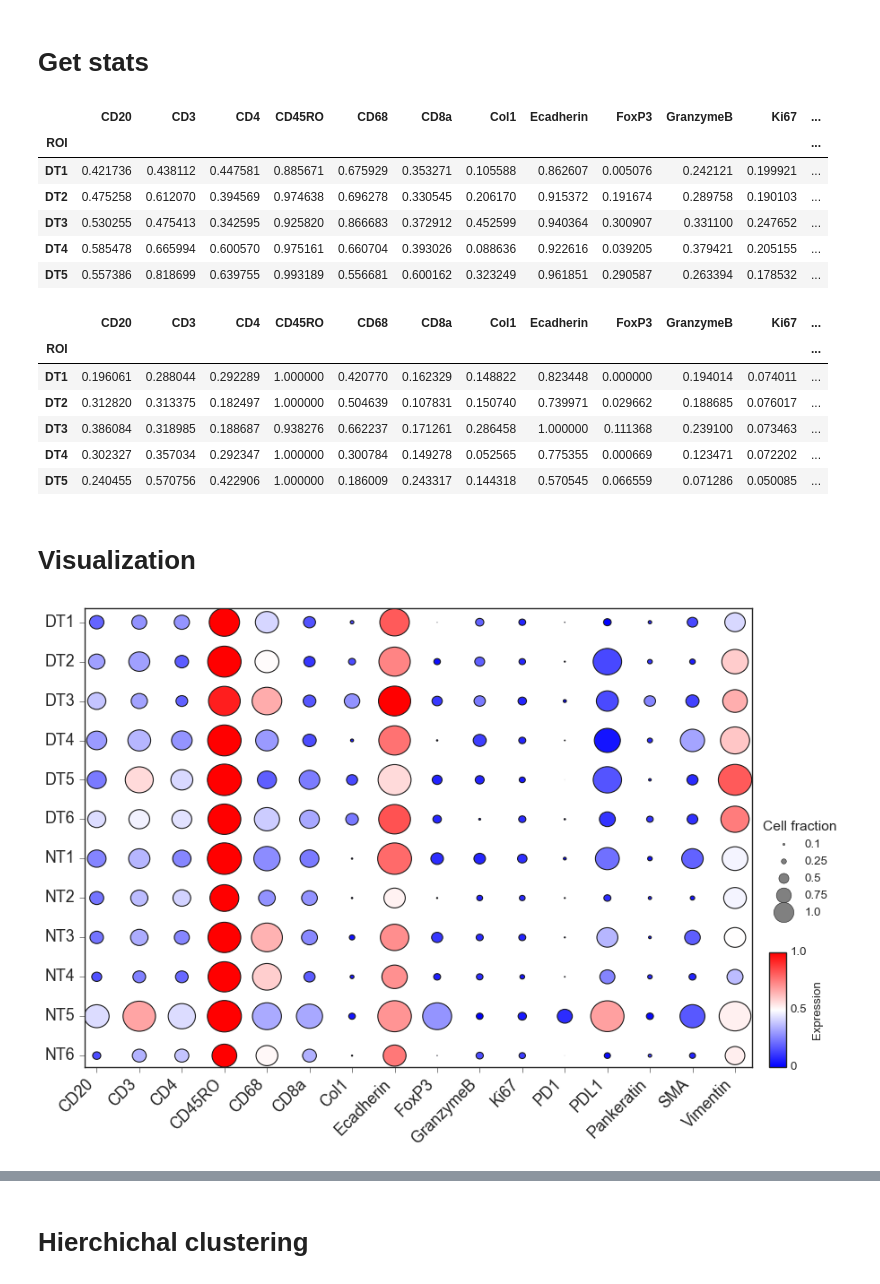
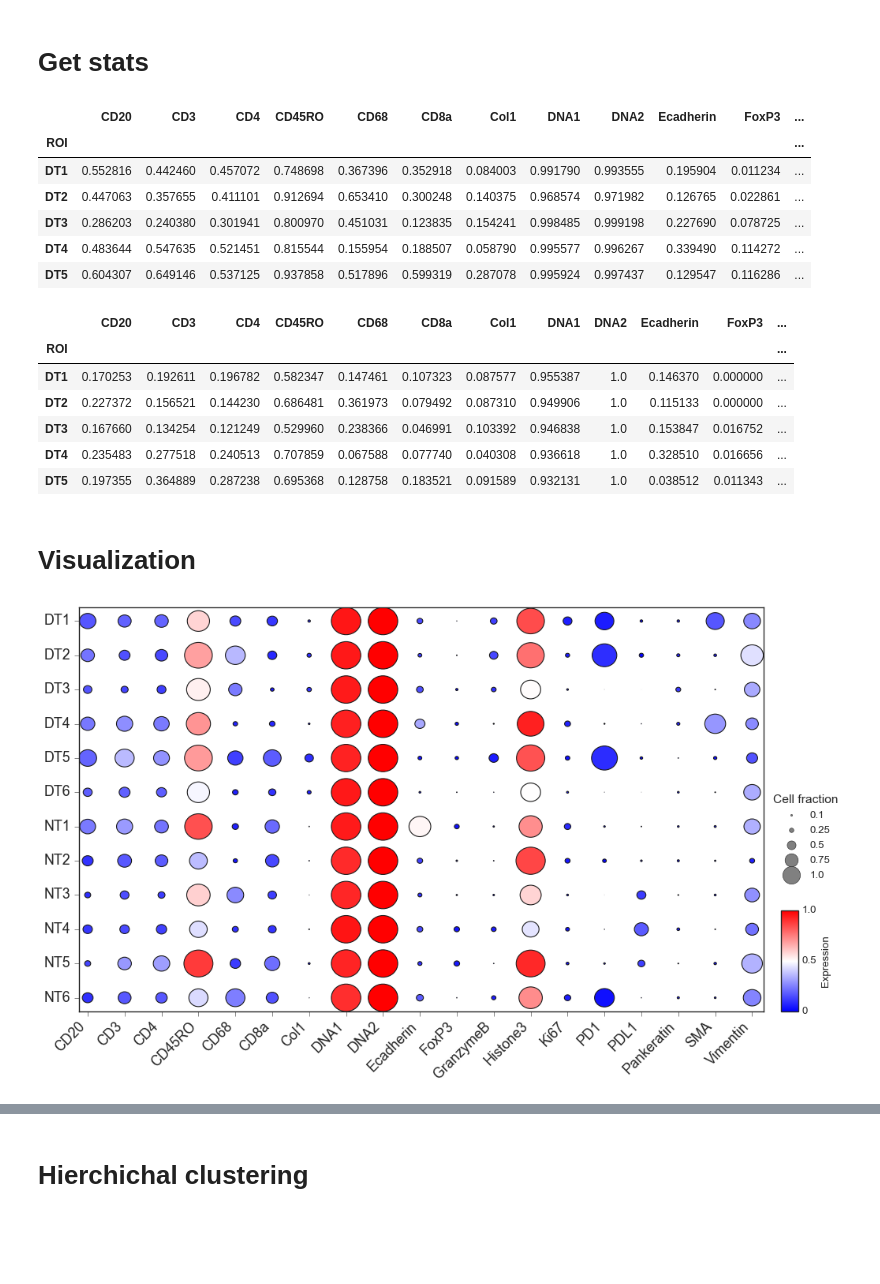
Before and after one commit to coskunlab/SpatialViz, a Jupyter notebook: notebooks/06_stats_plot.ipynb, the cells around one changed output, grey strips where cells are left out. Cells and saved outputs as stored; diff of their text form; code cells hidden in the pictures; blank space fills up the shorter version.

```diff
--- a/notebooks/06_stats_plot.ipynb
+++ b/notebooks/06_stats_plot.ipynb
@@ -65,17 +63,12 @@ for n, dataset in enumerate(datasets):
                 img = cv2.imread(os.path.join(dirpath,name),flags=(cv2.IMREAD_GRAYSCALE | cv2.IMREAD_ANYDEPTH))
                 imgs.append(img)
                 markers.append(name.split('_')[1].split('.')[0])
-                p2, p98 = np.percentile(img, (2, 98))
-                img_rescale = exposure.rescale_intensity(img, in_range=(p2, p98))
-                blur = cv2.GaussianBlur(img_rescale, (25,25),0)
-                ret,th = cv2.threshold(blur,60,255,cv2.THRESH_BINARY)
-                masks.append(th)
 
-#     for (dirpath, dirnames, filenames) in os.walk(data_mask / dataset):
-#         for name in sorted(filenames):
-#             if 'tiff' in name and dataset in name:
-#                 img = cv2.imread(os.path.join(dirpath,name),0)
-#                 masks.append(img)
+    for (dirpath, dirnames, filenames) in os.walk(data_mask / dataset):
+        for name in sorted(filenames):
+            if 'tiff' in name and dataset in name:
+                img = cv2.imread(os.path.join(dirpath,name),0)
+                masks.append(img)
 
     # Read cell mask image
     for (dirpath, dirnames, filenames) in os.walk(data_cell_mask):
@@ -89,8 +82,8 @@ for n, dataset in enumerate(datasets):
     marker_area = {}
     marker_exp = {}
     for idx, marker in enumerate(markers):
-        if marker in ['DNA1', 'DNA2', 'Histone3']:
-            continue
+#         if marker in ['DNA1', 'DNA2', 'Histone3']:
+#             continue
         mask_marker = cv2.bitwise_and(cell_mask,cell_mask, mask=masks[idx])
         cell_count = len(np.unique(mask_marker)) / max_cell
         marker_area[marker] = [cell_count]
@@ -112,13 +105,13 @@ df_exp = df_exp.drop(columns=['CD44', 'H3K9me3', 'MHCII'])
 df.set_index('ROI', inplace=True)
 df.head()
 # %% [output]
-|  | CD20 | CD3 | CD4 | CD45RO | CD68 | CD8a | Col1 | Ecadherin | FoxP3 | GranzymeB | Ki67 | ... |
+|  | CD20 | CD3 | CD4 | CD45RO | CD68 | CD8a | Col1 | DNA1 | DNA2 | Ecadherin | FoxP3 | ... |
 | ROI |  |  |  |  |  |  |  |  |  |  |  | ... |
-| DT1 | 0.421736 | 0.438112 | 0.447581 | 0.885671 | 0.675929 | 0.353271 | 0.105588 | 0.862607 | 0.005076 | 0.242121 | 0.199921 | ... |
-| DT2 | 0.475258 | 0.612070 | 0.394569 | 0.974638 | 0.696278 | 0.330545 | 0.206170 | 0.915372 | 0.191674 | 0.289758 | 0.190103 | ... |
-| DT3 | 0.530255 | 0.475413 | 0.342595 | 0.925820 | 0.866683 | 0.372912 | 0.452599 | 0.940364 | 0.300907 | 0.331100 | 0.247652 | ... |
-| DT4 | 0.585478 | 0.665994 | 0.600570 | 0.975161 | 0.660704 | 0.393026 | 0.088636 | 0.922616 | 0.039205 | 0.379421 | 0.205155 | ... |
-| DT5 | 0.557386 | 0.818699 | 0.639755 | 0.993189 | 0.556681 | 0.600162 | 0.323249 | 0.961851 | 0.290587 | 0.263394 | 0.178532 | ... |
+| DT1 | 0.552816 | 0.442460 | 0.457072 | 0.748698 | 0.367396 | 0.352918 | 0.084003 | 0.991790 | 0.993555 | 0.195904 | 0.011234 | ... |
+| DT2 | 0.447063 | 0.357655 | 0.411101 | 0.912694 | 0.653410 | 0.300248 | 0.140375 | 0.968574 | 0.971982 | 0.126765 | 0.022861 | ... |
+| DT3 | 0.286203 | 0.240380 | 0.301941 | 0.800970 | 0.451031 | 0.123835 | 0.154241 | 0.998485 | 0.999198 | 0.227690 | 0.078725 | ... |
+| DT4 | 0.483644 | 0.547635 | 0.521451 | 0.815544 | 0.155954 | 0.188507 | 0.058790 | 0.995577 | 0.996267 | 0.339490 | 0.114272 | ... |
+| DT5 | 0.604307 | 0.649146 | 0.537125 | 0.937858 | 0.517896 | 0.599319 | 0.287078 | 0.995924 | 0.997437 | 0.129547 | 0.116286 | ... |
 # %%
 scaler = MinMaxScaler()
 df_exp.set_index('ROI', inplace=True)
@@ -126,13 +119,13 @@ scaled_rows = scaler.fit_transform(df_exp.T).T
 df_exp = pd.DataFrame(scaled_rows, index=df_exp.index, columns=df_exp.columns)
 df_exp.head()
 # %% [output]
-|  | CD20 | CD3 | CD4 | CD45RO | CD68 | CD8a | Col1 | Ecadherin | FoxP3 | GranzymeB | Ki67 | ... |
+|  | CD20 | CD3 | CD4 | CD45RO | CD68 | CD8a | Col1 | DNA1 | DNA2 | Ecadherin | FoxP3 | ... |
 | ROI |  |  |  |  |  |  |  |  |  |  |  | ... |
-| DT1 | 0.196061 | 0.288044 | 0.292289 | 1.000000 | 0.420770 | 0.162329 | 0.148822 | 0.823448 | 0.000000 | 0.194014 | 0.074011 | ... |
-| DT2 | 0.312820 | 0.313375 | 0.182497 | 1.000000 | 0.504639 | 0.107831 | 0.150740 | 0.739971 | 0.029662 | 0.188685 | 0.076017 | ... |
-| DT3 | 0.386084 | 0.318985 | 0.188687 | 0.938276 | 0.662237 | 0.171261 | 0.286458 | 1.000000 | 0.111368 | 0.239100 | 0.073463 | ... |
-| DT4 | 0.302327 | 0.357034 | 0.292347 | 1.000000 | 0.300784 | 0.149278 | 0.052565 | 0.775355 | 0.000669 | 0.123471 | 0.072202 | ... |
-| DT5 | 0.240455 | 0.570756 | 0.422906 | 1.000000 | 0.186009 | 0.243317 | 0.144318 | 0.570545 | 0.066559 | 0.071286 | 0.050085 | ... |
+| DT1 | 0.170253 | 0.192611 | 0.196782 | 0.582347 | 0.147461 | 0.107323 | 0.087577 | 0.955387 | 1.0 | 0.146370 | 0.000000 | ... |
+| DT2 | 0.227372 | 0.156521 | 0.144230 | 0.686481 | 0.361973 | 0.079492 | 0.087310 | 0.949906 | 1.0 | 0.115133 | 0.000000 | ... |
+| DT3 | 0.167660 | 0.134254 | 0.121249 | 0.529960 | 0.238366 | 0.046991 | 0.103392 | 0.946838 | 1.0 | 0.153847 | 0.016752 | ... |
+| DT4 | 0.235483 | 0.277518 | 0.240513 | 0.707859 | 0.067588 | 0.077740 | 0.040308 | 0.936618 | 1.0 | 0.328510 | 0.016656 | ... |
+| DT5 | 0.197355 | 0.364889 | 0.287238 | 0.695368 | 0.128758 | 0.183521 | 0.091589 | 0.932131 | 1.0 | 0.038512 | 0.011343 | ... |
 # %% [markdown]
 # Visualization
 # %%
@@ -150,37 +143,37 @@ s = df.values
 c = df_exp.values
 
 # Get size and color
-R = s/s.max()/2.5
+R = s/s.max(axis=1)[:,np.newaxis]/2.5
 circles = [plt.Circle((j,i), radius=r) for r, j, i in zip(R.flat, x.flat, y.flat)]
 col = PatchCollection(circles, array=c.flatten(), cmap="bwr")
 
 # Plot image
-fig, ax = plt.subplots(figsize=(12,8))
+fig, ax = plt.subplots(figsize=(14,8))
 ax.add_collection(col)
 ax.set(xticks=np.arange(M), yticks=np.arange(N),
        xticklabels=xlabels, yticklabels=ylabels)
 ax.set_xticks(np.arange(M+1)-0.5, minor=True)
 ax.set_yticks(np.arange(N+1)-0.5, minor=True)
 ax.set_xticklabels(xlabels, rotation=45, ha='right')
 ax.tick_params(which='major', length=5)
 ax.tick_params(top=False, right=False)
 plt.xticks(fontsize=16)
 plt.yticks(fontsize=16)
 ax.invert_yaxis()
 
 # Color legend
 cbar = fig.colorbar(col, cax = fig.add_axes([0.92, 0.1, 0.02, 0.2]), ticks=[0, 0.5, 1])
 cbar.ax.set_yticklabels(['0', '0.5', '1.0'])
 cbar.set_label('Expression')
 
 # Size legend
 h = [ax.plot([],[], color="gray", marker="o", ms=i*2, ls="", label=i/10)[0] for i in [1, 2.5, 5, 7.5, 10]]
 leg = ax.legend(handles=h, loc='lower left', bbox_to_anchor=(1.0, 0.3, 0.02, 0.4),  fontsize='medium')
 leg.set_title('Cell fraction',prop={'size':14})
 
 plt.show()
 # %% [output]
-[figure, old version]
+[figure, new version]
 # %%
 df_subset = df.loc[['DT1', 'DT2', 'DT3', 'NT1', 'NT2', 'NT3']]
 df_subset_exp = df_exp.loc[['DT1', 'DT2', 'DT3', 'NT1', 'NT2', 'NT3']]
```
Also changed, not shown: parts of 13 cells of this notebook, 41 other files.
